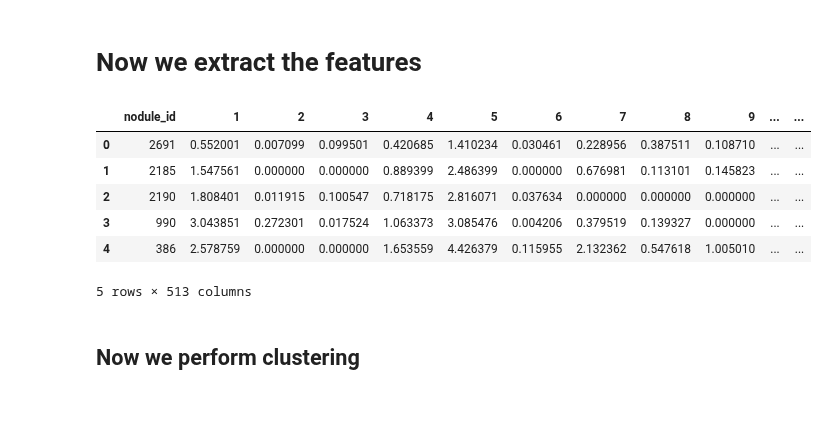
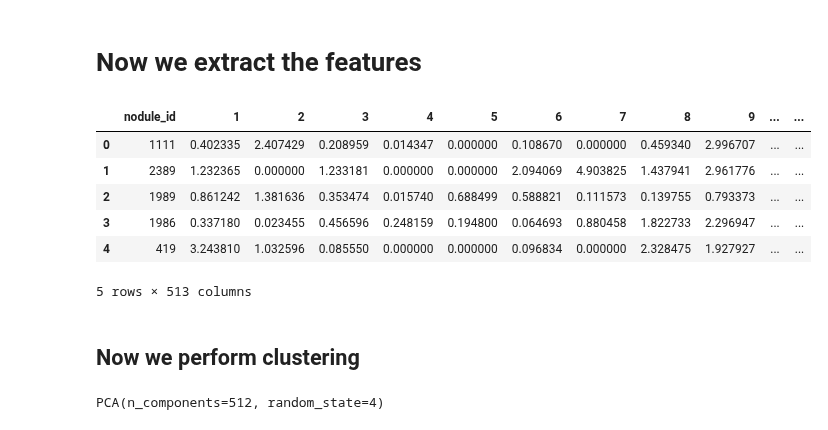
Before and after one commit to mtzig/LIDC_GDRO, a Jupyter notebook: notebooks/LIDC_cnn_feature_subgroups.ipynb, the cells around one changed output. Drawn from its saved outputs; the diff is of its cells as text; code cells hidden in the pictures.

```diff
--- a/notebooks/LIDC_cnn_feature_subgroups.ipynb
+++ b/notebooks/LIDC_cnn_feature_subgroups.ipynb
@@ -50,0 +56,6 @@ loader = InfiniteDataLoader(dataset, batch_size=128)
+# %%
+import random
+shuffle_data = list(zip(*img_data, nodule_id))
+random.shuffle(shuffle_data)
+s_d = list(zip(*shuffle_data))
+shuffle_data, shuffle_id = s_d[:2], s_d[2]
@@ -91,17 +109,17 @@ model(image_tensors)
 image_features = activation['avgpool'].squeeze()
 # %%
 cols = []
-for idx,id in enumerate(nodule_id):
+for idx,id in enumerate(shuffle_id[744:]):
   cols.append([id] + image_features[idx].cpu().numpy().tolist())
 lidc_cnnFeatures = pd.DataFrame(cols).rename({0:'nodule_id'}, axis=1)
 lidc_cnnFeatures.head()
 # %% [output]
 |  | nodule_id | 1 | 2 | 3 | 4 | 5 | 6 | 7 | 8 | 9 | ... | ... |
-| 0 | 2691 | 0.552001 | 0.007099 | 0.099501 | 0.420685 | 1.410234 | 0.030461 | 0.228956 | 0.387511 | 0.108710 | ... | ... |
-| 1 | 2185 | 1.547561 | 0.000000 | 0.000000 | 0.889399 | 2.486399 | 0.000000 | 0.676981 | 0.113101 | 0.145823 | ... | ... |
-| 2 | 2190 | 1.808401 | 0.011915 | 0.100547 | 0.718175 | 2.816071 | 0.037634 | 0.000000 | 0.000000 | 0.000000 | ... | ... |
-| 3 | 990 | 3.043851 | 0.272301 | 0.017524 | 1.063373 | 3.085476 | 0.004206 | 0.379519 | 0.139327 | 0.000000 | ... | ... |
-| 4 | 386 | 2.578759 | 0.000000 | 0.000000 | 1.653559 | 4.426379 | 0.115955 | 2.132362 | 0.547618 | 1.005010 | ... | ... |
+| 0 | 1111 | 0.402335 | 2.407429 | 0.208959 | 0.014347 | 0.000000 | 0.108670 | 0.000000 | 0.459340 | 2.996707 | ... | ... |
+| 1 | 2389 | 1.232365 | 0.000000 | 1.233181 | 0.000000 | 0.000000 | 2.094069 | 4.903825 | 1.437941 | 2.961776 | ... | ... |
+| 2 | 1989 | 0.861242 | 1.381636 | 0.353474 | 0.015740 | 0.688499 | 0.588821 | 0.111573 | 0.139755 | 0.793373 | ... | ... |
+| 3 | 1986 | 0.337180 | 0.023455 | 0.456596 | 0.248159 | 0.194800 | 0.064693 | 0.880458 | 1.822733 | 2.296947 | ... | ... |
+| 4 | 419 | 3.243810 | 1.032596 | 0.085550 | 0.000000 | 0.000000 | 0.096834 | 0.000000 | 2.328475 | 1.927927 | ... | ... |
 5 rows × 513 columns
 # %%
 lidc_cnnFeatures.to_csv('cnn_features.csv')
@@ -110,0 +139,6 @@ torch.save(model.state_dict(), 'cnn_feature_model') #saves weights in file calle
+# %%
+X = lidc_cnnFeatures.drop(columns=['nodule_id']).values
+pca_512 = PCA(n_components=512, random_state=4)
+pca_512.fit(X)
+# %% [output]
+PCA(n_components=512, random_state=4)
```
Also changed, not shown: parts of 19 cells of this notebook.
